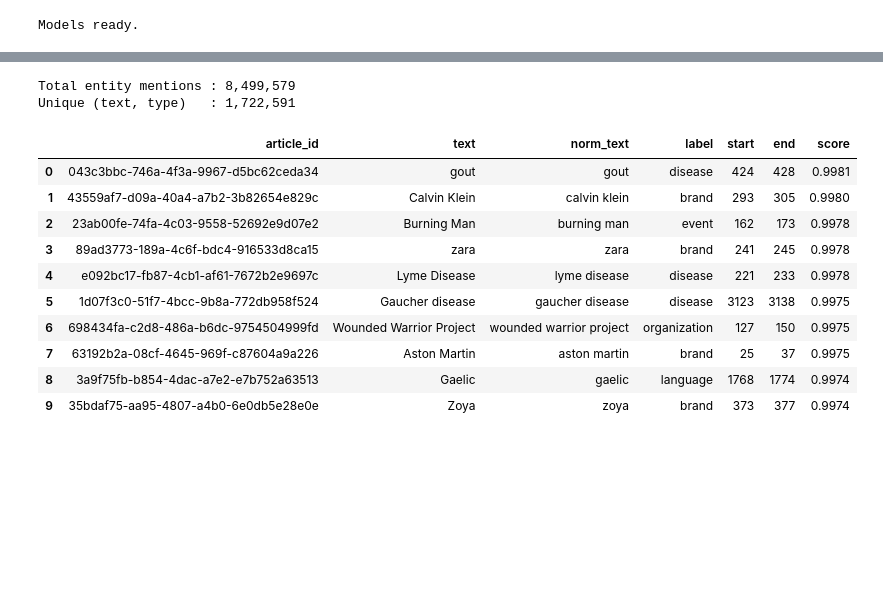
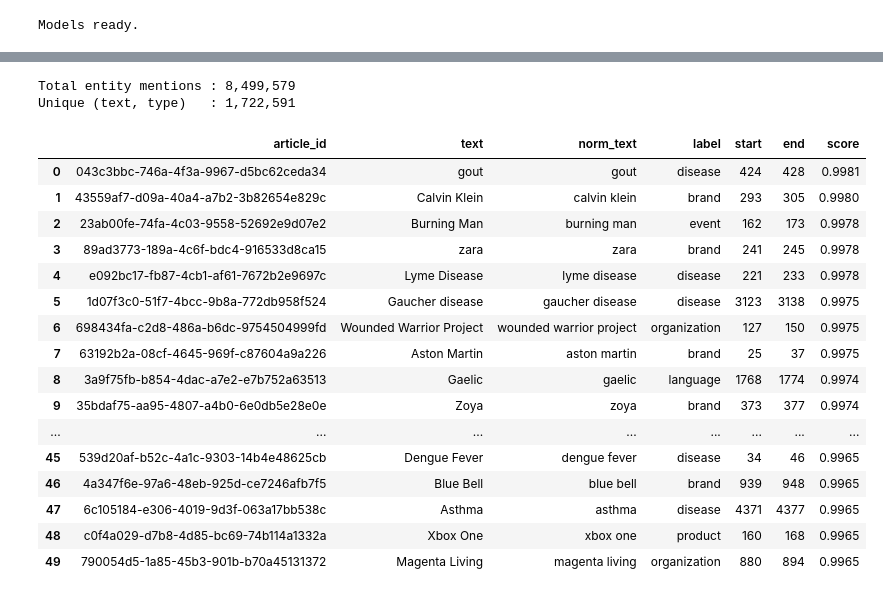
Before and after one commit to punreachrany/cmput656-long-tail-entities-news, a Jupyter notebook: KG Project.ipynb, the cells around one changed output, grey strips where cells are left out. Drawn from its saved outputs; the diff is of its cells as text; code cells hidden in the pictures; blank space fills up the shorter version.

```diff
--- a/KG Project.ipynb
+++ b/KG Project.ipynb
@@ -271,32 +316,38 @@ def build_dedup_entity_table(ner_results: list[dict]) -> pd.DataFrame:
     df = pd.DataFrame(rows)
 
     # Keep the highest-score row per (norm_text, label) pair
     df_dedup = (
         df.sort_values("score", ascending=False)
           .drop_duplicates(subset=["norm_text", "label"])
           .reset_index(drop=True)
     )
 
     print(f"Total entity mentions : {len(df):,}")
     print(f"Unique (text, type)   : {len(df_dedup):,}")
     return df_dedup
 
 
 ner_results = load_ner_results()
 entity_df   = build_dedup_entity_table(ner_results)
-entity_df.head(10)
+entity_df.head(50)
 # %% [output]
 Total entity mentions : 8,499,579
 Unique (text, type)   : 1,722,591
 |  | article_id | text | norm_text | label | start | end | score |
 | 0 | 043c3bbc-746a-4f3a-9967-d5bc62ceda34 | gout | gout | disease | 424 | 428 | 0.9981 |
 | 1 | 43559af7-d09a-40a4-a7b2-3b82654e829c | Calvin Klein | calvin klein | brand | 293 | 305 | 0.9980 |
 | 2 | 23ab00fe-74fa-4c03-9558-52692e9d07e2 | Burning Man | burning man | event | 162 | 173 | 0.9978 |
 | 3 | 89ad3773-189a-4c6f-bdc4-916533d8ca15 | zara | zara | brand | 241 | 245 | 0.9978 |
 | 4 | e092bc17-fb87-4cb1-af61-7672b2e9697c | Lyme Disease | lyme disease | disease | 221 | 233 | 0.9978 |
 | 5 | 1d07f3c0-51f7-4bcc-9b8a-772db958f524 | Gaucher disease | gaucher disease | disease | 3123 | 3138 | 0.9975 |
 | 6 | 698434fa-c2d8-486a-b6dc-9754504999fd | Wounded Warrior Project | wounded warrior project | organization | 127 | 150 | 0.9975 |
 | 7 | 63192b2a-08cf-4645-969f-c87604a9a226 | Aston Martin | aston martin | brand | 25 | 37 | 0.9975 |
 | 8 | 3a9f75fb-b854-4dac-a7e2-e7b752a63513 | Gaelic | gaelic | language | 1768 | 1774 | 0.9974 |
 | 9 | 35bdaf75-aa95-4807-a4b0-6e0db5e28e0e | Zoya | zoya | brand | 373 | 377 | 0.9974 |
+| ... | ... | ... | ... | ... | ... | ... | ... |
+| 45 | 539d20af-b52c-4a1c-9303-14b4e48625cb | Dengue Fever | dengue fever | disease | 34 | 46 | 0.9965 |
+| 46 | 4a347f6e-97a6-48eb-925d-ce7246afb7f5 | Blue Bell | blue bell | brand | 939 | 948 | 0.9965 |
+| 47 | 6c105184-e306-4019-9d3f-063a17bb538c | Asthma | asthma | disease | 4371 | 4377 | 0.9965 |
+| 48 | c0f4a029-d7b8-4d85-bc69-74b114a1332a | Xbox One | xbox one | product | 160 | 168 | 0.9965 |
+| 49 | 790054d5-1a85-45b3-901b-b70a45131372 | Magenta Living | magenta living | organization | 880 | 894 | 0.9965 |
 # %%
```
Also changed, not shown: parts of 11 cells of this notebook.
